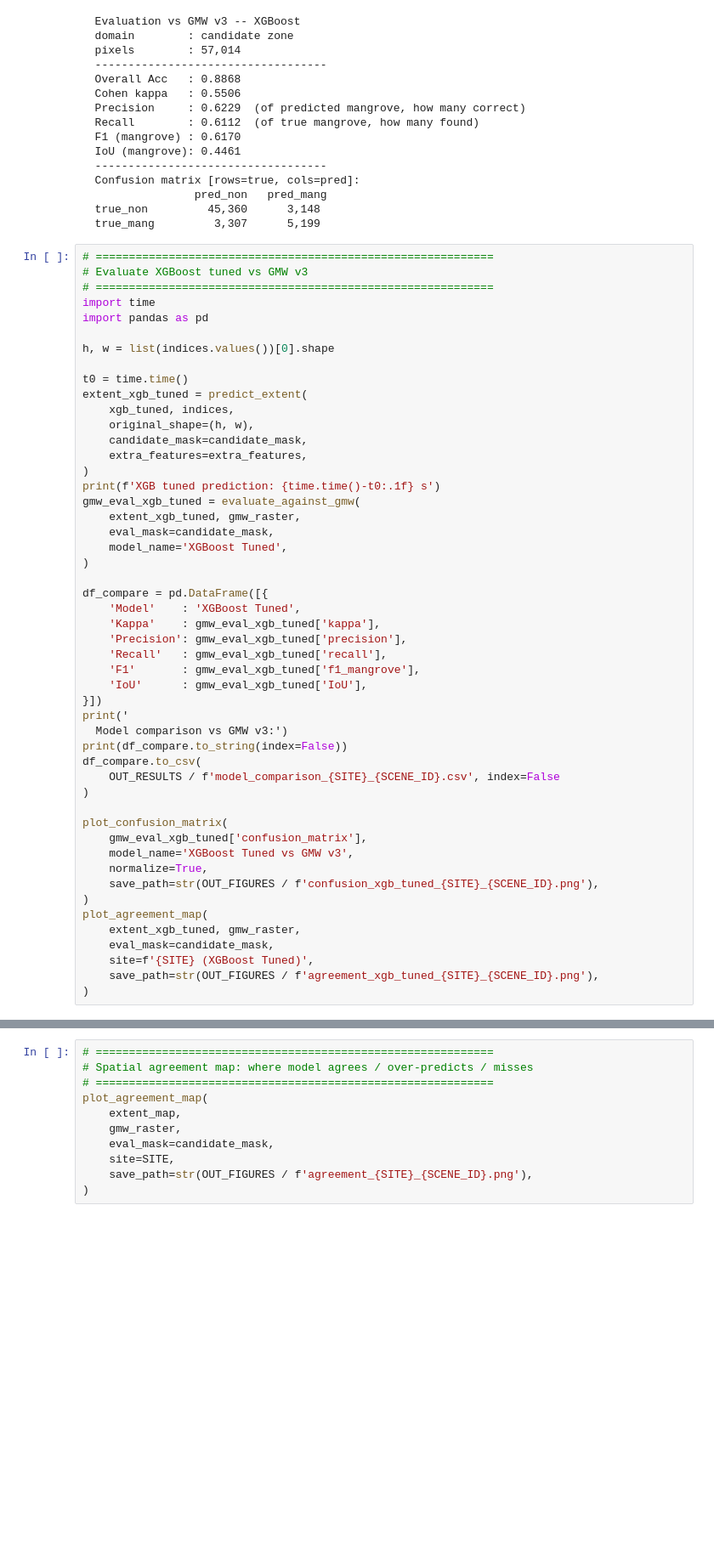
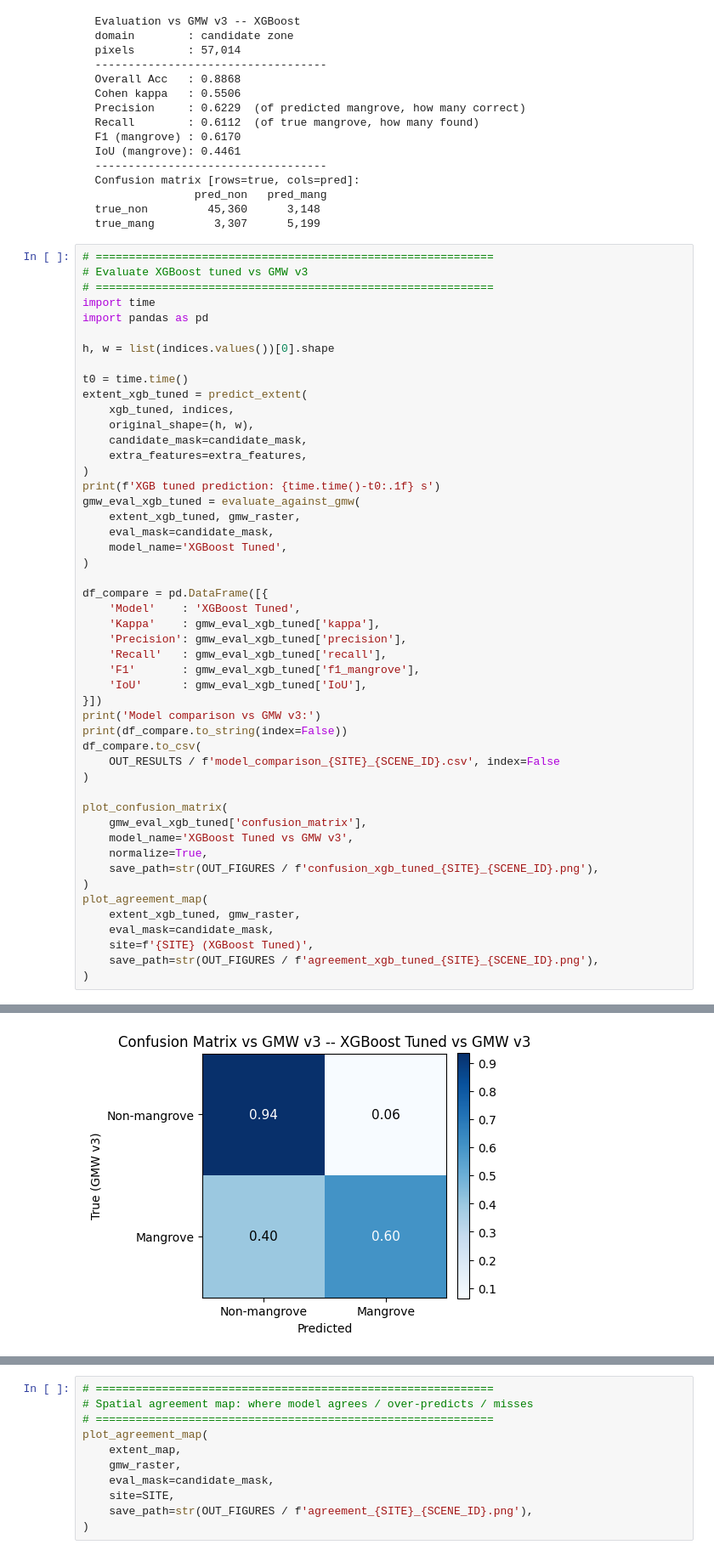
Before and after one commit to mwahyur46/tanager-mangrove-mapping, a Jupyter notebook: notebooks/02_classification.ipynb, the cells around one changed output, grey strips where cells are left out. Shown at 85% size. Cells and saved outputs as stored; diff of their text form; blank space fills up the shorter version.

```diff
--- a/notebooks/02_classification.ipynb
+++ b/notebooks/02_classification.ipynb
@@ -658,8 +680,7 @@ df_compare = pd.DataFrame([{
     'F1'       : gmw_eval_xgb_tuned['f1_mangrove'],
     'IoU'      : gmw_eval_xgb_tuned['IoU'],
 }])
-print('
-  Model comparison vs GMW v3:')
+print('Model comparison vs GMW v3:')
 print(df_compare.to_string(index=False))
 df_compare.to_csv(
     OUT_RESULTS / f'model_comparison_{SITE}_{SCENE_ID}.csv', index=False
@@ -677,3 +698,4 @@ plot_agreement_map(
     site=f'{SITE} (XGBoost Tuned)',
     save_path=str(OUT_FIGURES / f'agreement_xgb_tuned_{SITE}_{SCENE_ID}.png'),
 )
+# %% [output]
@@ -679,0 +719 @@ plot_agreement_map(
+[figure, added]
```
Also changed, not shown: parts of 3 cells of this notebook, 2 other files.
